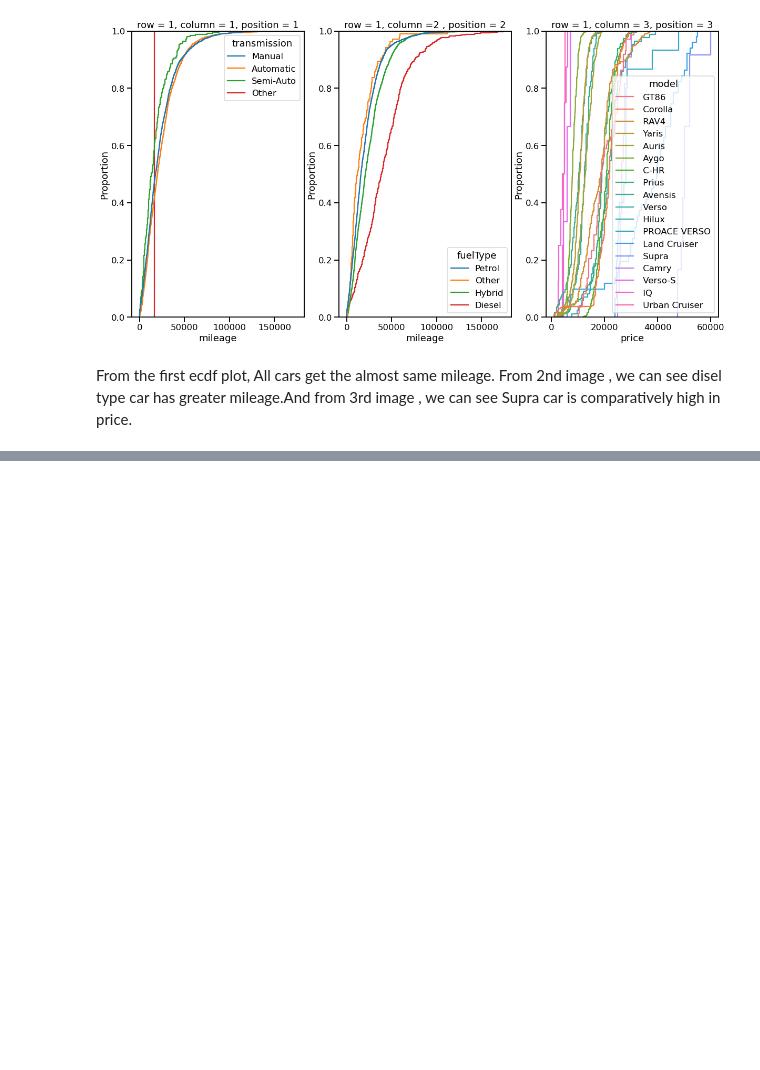
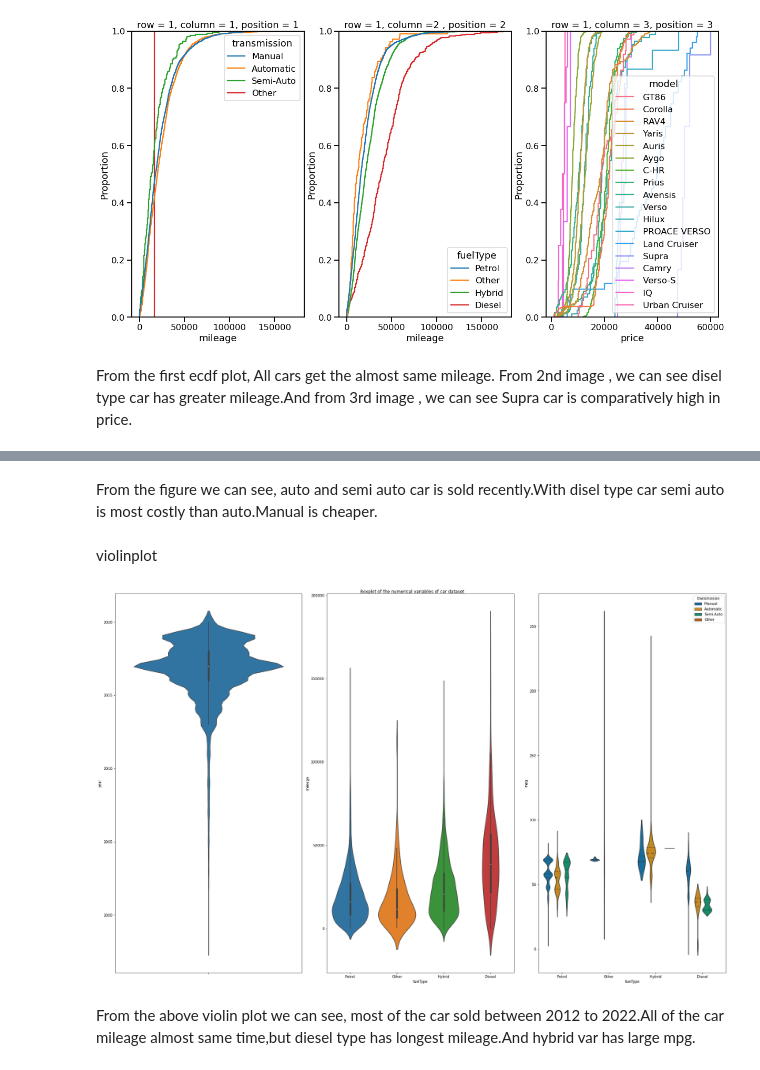
Before and after one commit to shawon-barua/Toyota_used_car_analysis, a Jupyter notebook: toyota_used_car_EDA.ipynb, the cells around one changed output, grey strips where cells are left out. Saved outputs shown, nothing was run; the diff lists cells and outputs as text; code cells hidden in the pictures; blank space fills up the shorter version.

```diff
--- a/toyota_used_car_EDA.ipynb
+++ b/toyota_used_car_EDA.ipynb
@@ -275,0 +340,27 @@ From the first ecdf plot, All cars get the almost same mileage. From 2nd image ,
+# %% [markdown]
+From the figure we can see, auto and semi auto car is sold recently.With disel type car semi auto is most costly than auto.Manual is cheaper.
+# %% [markdown]
+violinplot
+# %%
+plt.figure(figsize=(25,16))
+
+# row 1, column 3
+plt.subplot(1,3,1)
+sns.violinplot(y=df['year'])
+
+# row 2, column 1
+plt.subplot(1,3,2)
+sns.violinplot(y=df['mileage'], x=df['fuelType'])
+
+# row 3, column 3
+plt.subplot(1,3,3)
+sns.violinplot(y=df['mpg'], x=df['fuelType'], hue=df['transmission'],
+            palette="colorblind", inner="quartile")
+
+plt.suptitle("Boxplot of the numerical variables of car dataset")
+plt.tight_layout()
+plt.show()
+# %% [output]
+[figure, added]
+# %% [markdown]
+From the above violin plot we can see, most of the car sold between 2012 to 2022.All of the car mileage almost same time,but diesel type has longest mileage.And hybrid var has large mpg.
```
Also changed, not shown: parts of 11 cells of this notebook.
